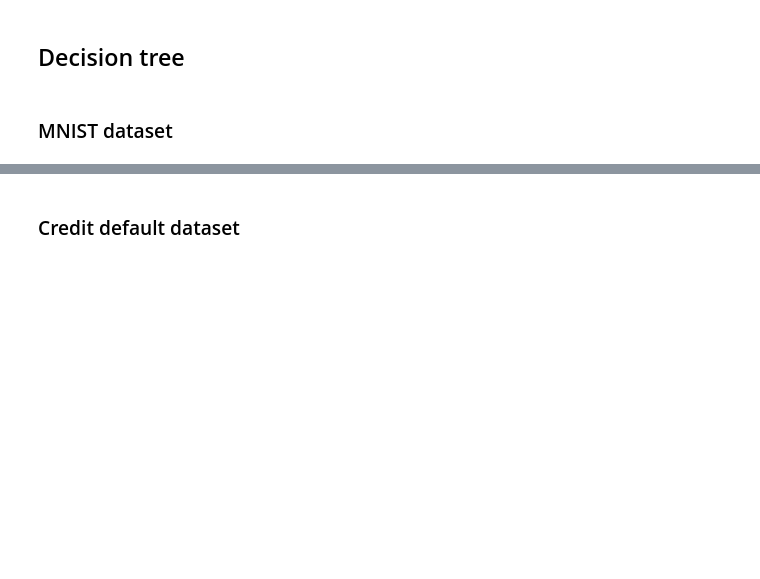
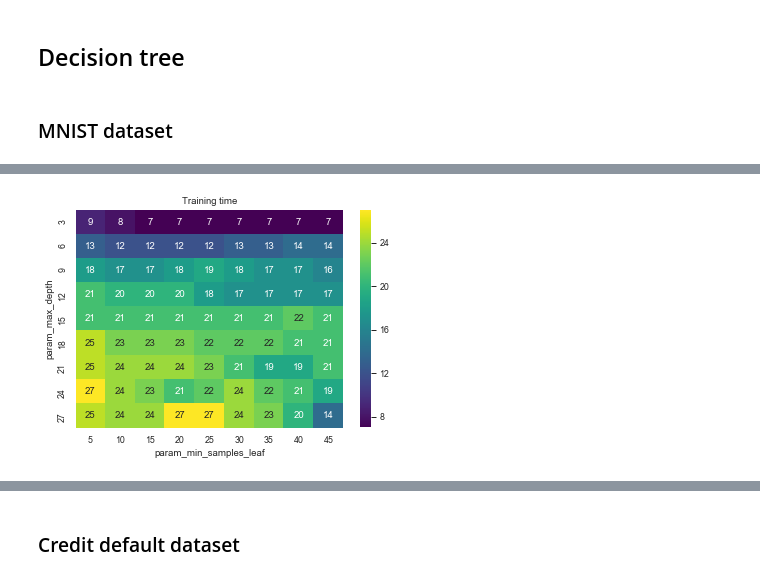
Before and after one commit to mkecera/1-supervised-learning, a Jupyter notebook: assignment1.ipynb, the cells around one changed output, grey strips where cells are left out. Saved outputs shown, nothing was run; the diff lists cells and outputs as text; code cells hidden in the pictures; blank space fills up the shorter version.

```diff
--- a/assignment1.ipynb
+++ b/assignment1.ipynb
@@ -39,7 +31,7 @@ torch.cuda.is_available()
 # %% [output]
 False
 # %%
-savePath = './'
+savePath = ''
 # %% [markdown]
 ## Load and save the datasets
 # %% [markdown]
@@ -748,12 +791,14 @@ sns_plot.get_figure().savefig(savePath + "DT_MNIST_CV_accuracy.png", dpi=100)
 # %%
 cvResultsTimeTrain = pd.DataFrame(gridSearchTree.cv_results_)
 cvResultsTimeTrain = cvResultsTimeTrain[['param_max_depth', 'param_min_samples_leaf', 'mean_fit_time']]
-cvResultsTimeTrain['mean_fit_time'] = round(cvResultsTimeTrain['mean_fit_time'], 1)
+cvResultsTimeTrain['mean_fit_time'] = round(cvResultsTimeTrain['mean_fit_time'], 0)
 cvResultsTimeTrain = cvResultsTimeTrain.pivot(index='param_max_depth', columns='param_min_samples_leaf', values='mean_fit_time')
 sns.set_context("paper")
 # sns.heatmap(cvResultsTimeTrain, annot=True, fmt="g", cmap='viridis').set_title('Training time')
 sns_plot = sns.heatmap(cvResultsTimeTrain, annot=True, fmt="g", cmap='viridis').set_title('Training time')
 sns_plot.get_figure().savefig(savePath + "DT_MNIST_CV_train-time.png", dpi=100)
+# %% [output]
+[figure, added]
 # %%
 cvResultsTimeScore = pd.DataFrame(gridSearchTree.cv_results_)
 cvResultsTimeScore = cvResultsTimeScore[['param_max_depth', 'param_min_samples_leaf', 'mean_score_time']]
```
Also changed, not shown: parts of 65 cells of this notebook, 2 other files.
